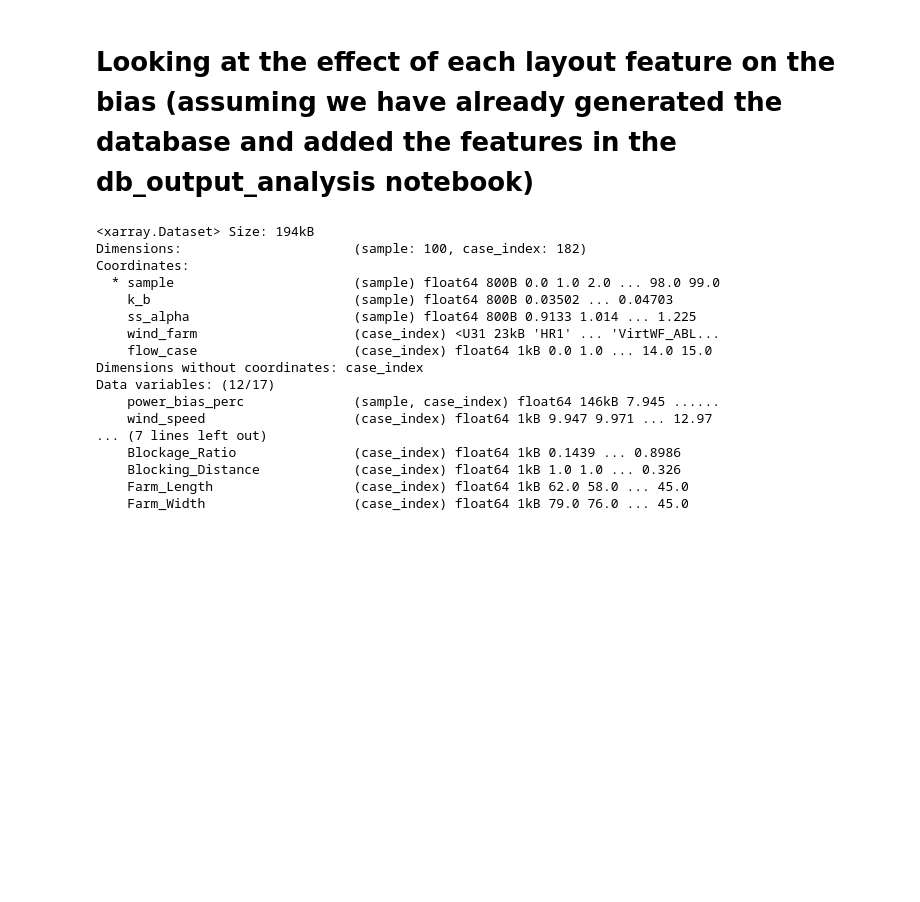
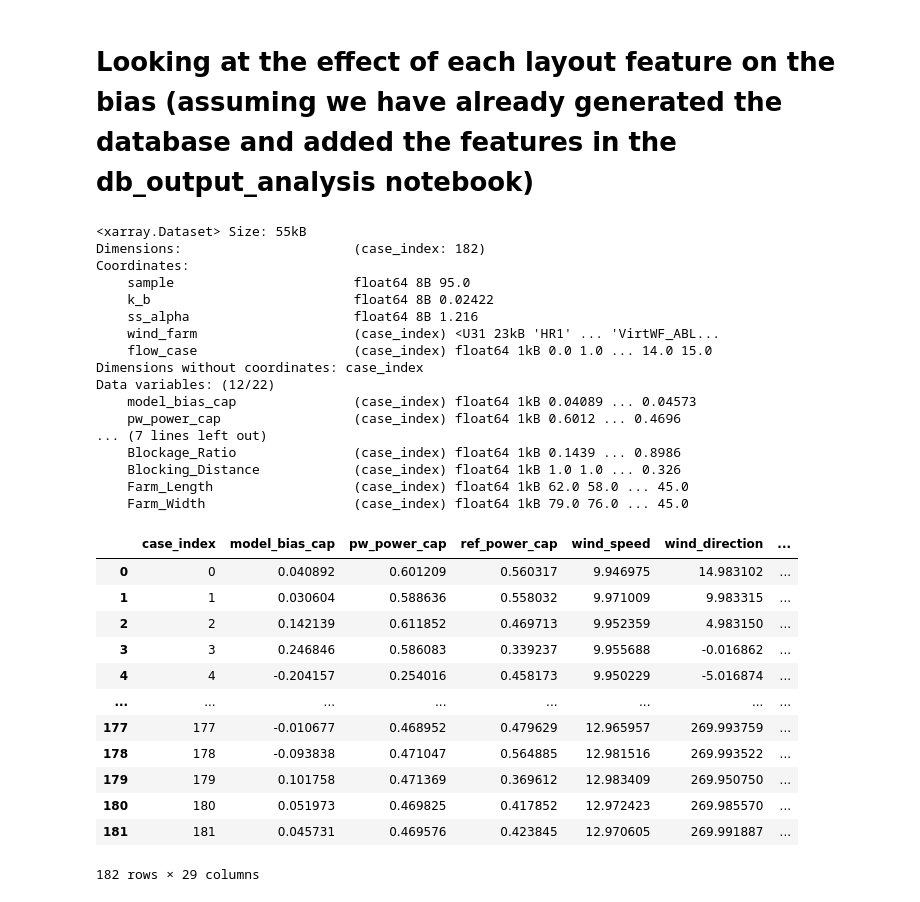
Before and after one commit to EUFLOW/WIFA_UQ, a Jupyter notebook: model_error_database/Notebooks/layout_features_demo.ipynb, the cells around one changed output. Saved outputs shown, nothing was run; the diff lists cells and outputs as text; code cells hidden in the pictures; blank space fills up the shorter version.

```diff
--- a/model_error_database/Notebooks/layout_features_demo.ipynb
+++ b/model_error_database/Notebooks/layout_features_demo.ipynb
@@ -81,27 +81,43 @@ import numpy as np
 import pandas as pd
 
 # Load dataset and create version in dataframe format
-xr_data=xr.load_dataset("results_stacked_hh.nc")
+xr_data=xr.load_dataset("results_stacked_hh_best_sample.nc")
 df=xr_data.to_dataframe().reset_index()
 df['log_z0']=np.log(df['z0'].values)
 xr_data
 # %% [output]
-<xarray.Dataset> Size: 194kB
-Dimensions:                      (sample: 100, case_index: 182)
+<xarray.Dataset> Size: 55kB
+Dimensions:                      (case_index: 182)
 Coordinates:
-  * sample                       (sample) float64 800B 0.0 1.0 2.0 ... 98.0 99.0
-    k_b                          (sample) float64 800B 0.03502 ... 0.04703
-    ss_alpha                     (sample) float64 800B 0.9133 1.014 ... 1.225
+    sample                       float64 8B 95.0
+    k_b                          float64 8B 0.02422
+    ss_alpha                     float64 8B 1.216
     wind_farm                    (case_index) <U31 23kB 'HR1' ... 'VirtWF_ABL...
     flow_case                    (case_index) float64 1kB 0.0 1.0 ... 14.0 15.0
 Dimensions without coordinates: case_index
-Data variables: (12/17)
-    power_bias_perc              (sample, case_index) float64 146kB 7.945 ......
-    wind_speed                   (case_index) float64 1kB 9.947 9.971 ... 12.97
+Data variables: (12/22)
+    model_bias_cap               (case_index) float64 1kB 0.04089 ... 0.04573
+    pw_power_cap                 (case_index) float64 1kB 0.6012 ... 0.4696
 ... (7 lines left out)
     Blockage_Ratio               (case_index) float64 1kB 0.1439 ... 0.8986
     Blocking_Distance            (case_index) float64 1kB 1.0 1.0 ... 0.326
     Farm_Length                  (case_index) float64 1kB 62.0 58.0 ... 45.0
     Farm_Width                   (case_index) float64 1kB 79.0 76.0 ... 45.0
+# %%
+df
+# %% [output]
+|  | case_index | model_bias_cap | pw_power_cap | ref_power_cap | wind_speed | wind_direction | ... |
+| 0 | 0 | 0.040892 | 0.601209 | 0.560317 | 9.946975 | 14.983102 | ... |
+| 1 | 1 | 0.030604 | 0.588636 | 0.558032 | 9.971009 | 9.983315 | ... |
+| 2 | 2 | 0.142139 | 0.611852 | 0.469713 | 9.952359 | 4.983150 | ... |
+| 3 | 3 | 0.246846 | 0.586083 | 0.339237 | 9.955688 | -0.016862 | ... |
+| 4 | 4 | -0.204157 | 0.254016 | 0.458173 | 9.950229 | -5.016874 | ... |
+| ... | ... | ... | ... | ... | ... | ... | ... |
+| 177 | 177 | -0.010677 | 0.468952 | 0.479629 | 12.965957 | 269.993759 | ... |
+| 178 | 178 | -0.093838 | 0.471047 | 0.564885 | 12.981516 | 269.993522 | ... |
+| 179 | 179 | 0.101758 | 0.471369 | 0.369612 | 12.983409 | 269.950750 | ... |
+| 180 | 180 | 0.051973 | 0.469825 | 0.417852 | 12.972423 | 269.985570 | ... |
+| 181 | 181 | 0.045731 | 0.469576 | 0.423845 | 12.970605 | 269.991887 | ... |
+182 rows × 29 columns
 # %%
 features = df[['Farm_Width', 'Farm_Length', 'Blocking_Distance', 'Blockage_Ratio', 'farm_density', 'nt', 'turb_rated_power']]
```
Also changed, not shown: parts of 1 cell of this notebook, 20 other files.
